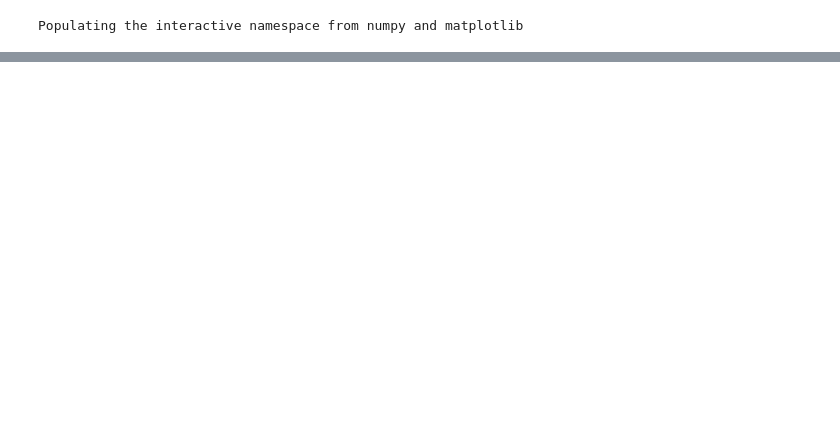
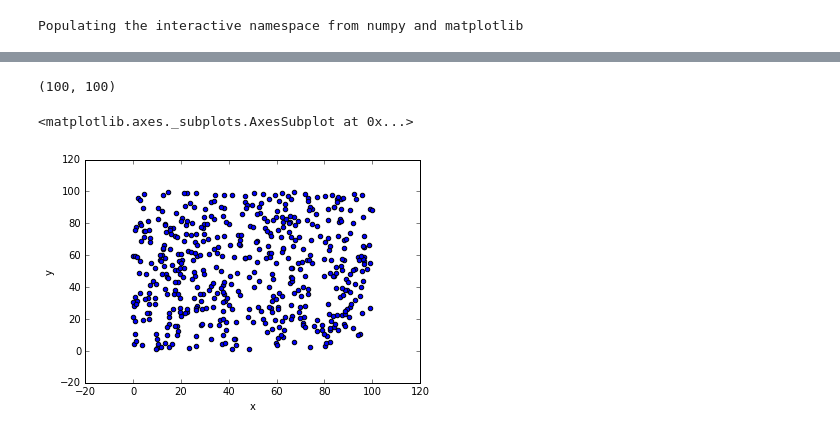
Before and after one commit to tisaconundrum2/autocnet, a Jupyter notebook: notebooks/spatial_suppression_testing.ipynb, the cells around one changed output, grey strips where cells are left out. Drawn from its saved outputs; the diff is of its cells as text; code cells hidden in the pictures; blank space fills up the shorter version.

```diff
--- a/notebooks/spatial_suppression_testing.ipynb
+++ b/notebooks/spatial_suppression_testing.ipynb
@@ -68,11 +38,15 @@ if len(df[minimum.mask]) not in range (1, 2):
 # %%
 r = np.random.RandomState(12345)
 df = pd.DataFrame(r.uniform(0,100,(500, 3)), columns=['x', 'y', 'strength'])
-minimum = SpatialSuppression(df, (100,100), k = 15)
+minimum = SpatialSuppression(df, (100,100), k = 25, error_k = .1)
 
 print(minimum.domain)
 minimum.suppress()
 df.plot(kind = 'scatter', x = 'x', y = 'y')
+# %% [output]
+(100, 100)
+<matplotlib.axes._subplots.AxesSubplot at 0x...>
+[figure, added]
 # %%
 df[minimum.mask].plot(kind = 'scatter', x = 'x', y = 'y')
 print(len(df[minimum.mask]))
```
Also changed, not shown: parts of 8 cells of this notebook, 2 other files.
